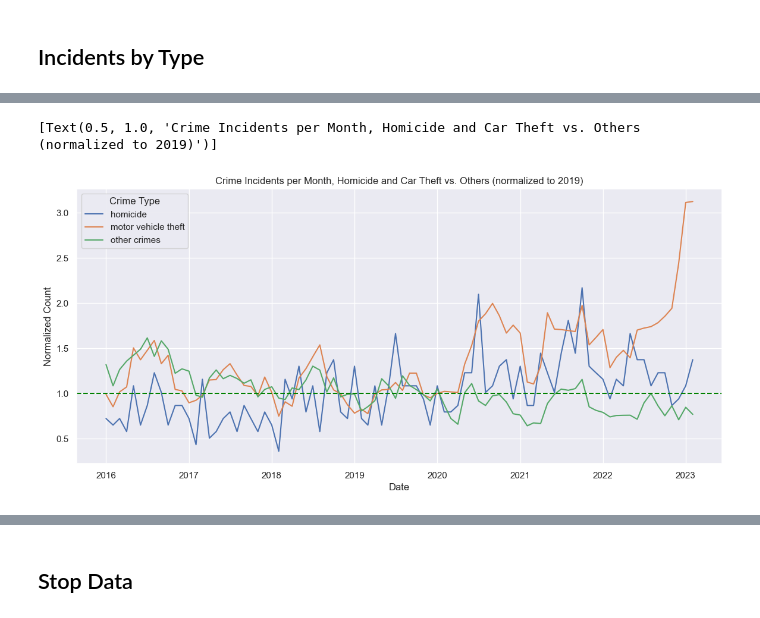
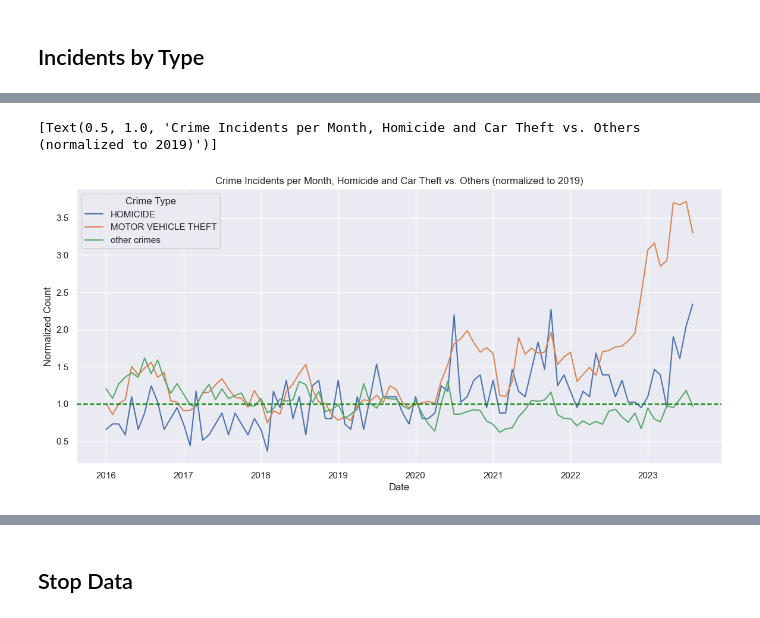
Before and after one commit to taylorterry3/dc_crime, a Jupyter notebook: notebooks/DC_MPD_Crime_stats.ipynb, the cells around one changed output, grey strips where cells are left out. Saved outputs shown, nothing was run; the diff lists cells and outputs as text; code cells hidden in the pictures.

```diff
--- a/notebooks/DC_MPD_Crime_stats.ipynb
+++ b/notebooks/DC_MPD_Crime_stats.ipynb
@@ -136,15 +148,13 @@ sns.barplot(
 ## Scale Incident Data to 2019
 # %%
 incidents_by_month = (
-    incident_data.groupby(["month_year", "offense"])
-    .octo_record_id.count()
-    .reset_index()
+    incident_data.groupby(["month_year", "offense"]).ccn.count().reset_index()
 )
 # %%
 # fix this if older data is added
 incidents_by_month = incidents_by_month[
     (incidents_by_month.month_year > "2015-12")
-    & (incidents_by_month.month_year < "2023-03")
+    & (incidents_by_month.month_year < "2023-9")
 ]
 
 # very few arsons, just dropping this
@@ -154,13 +184,11 @@ incidents_by_month.columns = ["Date", "Offense", "Count"]
 # %%
 incidents_2019_monthly_averages = (
-    incidents_by_month[incidents_by_month.Date.dt.strftime("%Y") == "2019"] # wrong way to do this
+    incidents_by_month[
+        incidents_by_month.Date.dt.strftime("%Y") == "2019"
+    ]  # wrong way to do this
     .groupby("Offense")
     .agg({"Count": "mean"})
     .to_dict()
 )[
     "Count"
 ]  # hack to get rid of nested dict
-
-incidents_by_month["Normalized Count"] = incidents_by_month.apply(
-    lambda x: x["Count"] / incidents_2019_monthly_averages[x["Offense"]], axis=1
-)
@@ -201,20 +234,28 @@ g = sns.lineplot(data=incidents_by_month, x="Date", y="Normalized Count", hue="O
 # %%
 # Break out invariant reporting and other types of crimes
 incidents_by_month["Crime Type"] = [
-    i if i in ["homicide", "motor vehicle theft"] else "other crimes"
+    i if i in ["HOMICIDE", "MOTOR VEHICLE THEFT"] else "other crimes"
     for i in incidents_by_month.Offense
 ]
 
-incidents_by_month.sort_values("Crime Type", inplace=True) # hack for graph ordering
+incidents_by_month.sort_values("Crime Type", inplace=True)  # hack for graph ordering
 # %%
 # labels still bad but it makes the point
 sns.set(rc={"figure.figsize": (14, 6)})
-g = sns.lineplot(data=incidents_by_month, x="Date", y="Normalized Count", hue="Crime Type", errorbar=None)
+g = sns.lineplot(
+    data=incidents_by_month,
+    x="Date",
+    y="Normalized Count",
+    hue="Crime Type",
+    errorbar=None,
+)
 g.axhline(y=1, ls="--", c="green")
-g.set(title="Crime Incidents per Month, Homicide and Car Theft vs. Others (normalized to 2019)")
+g.set(
+    title="Crime Incidents per Month, Homicide and Car Theft vs. Others (normalized to 2019)"
+)
 # %% [output]
 [Text(0.5, 1.0, 'Crime Incidents per Month, Homicide and Car Theft vs. Others (normalized to 2019)')]
-[figure, old version]
+[figure, new version]
 # %%
 # facet grid instead
 sns.set(rc={"figure.figsize": (14, 6)})
```
Also changed, not shown: parts of 19 cells of this notebook, 11 other files.
